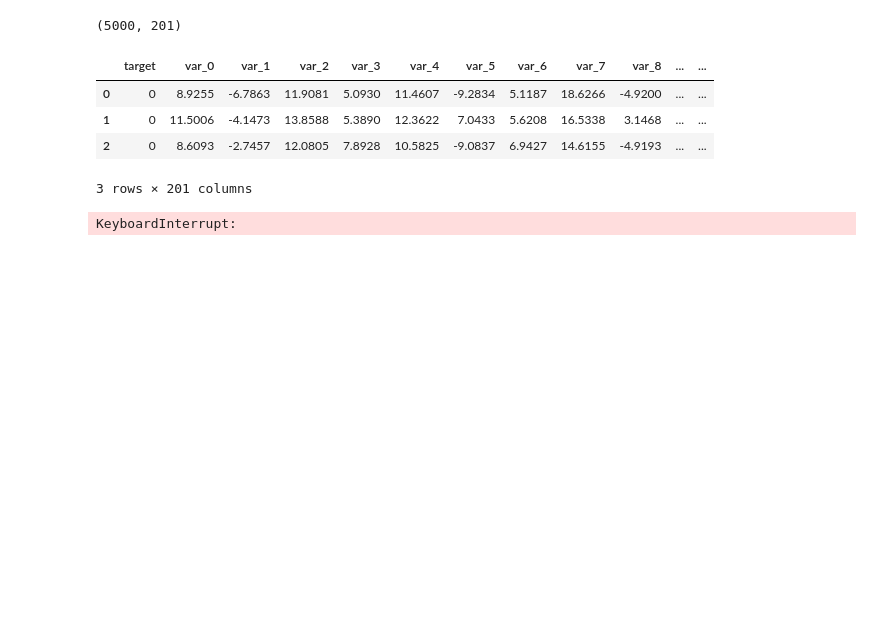
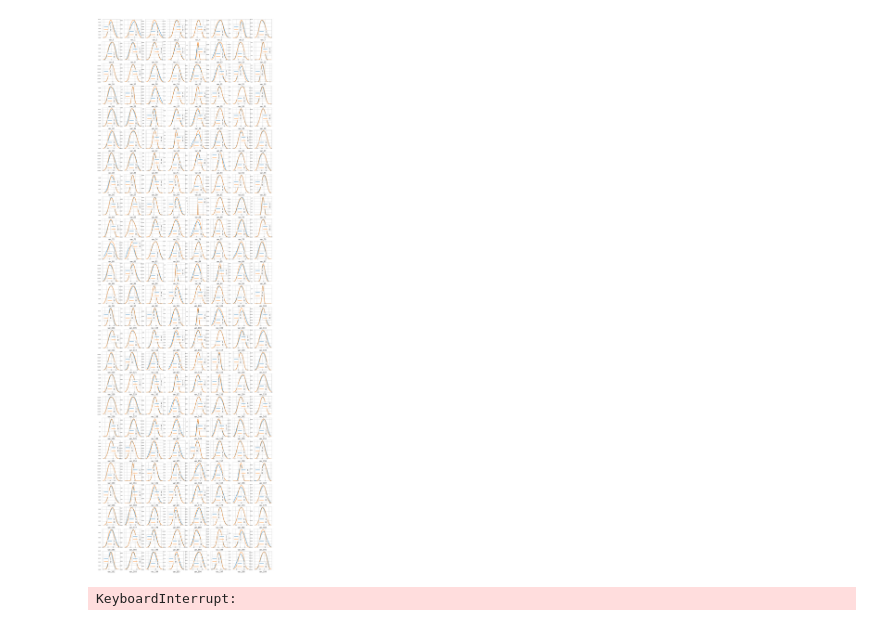
Before and after one commit to 9zai/Santander-Customer, a Jupyter notebook: work/eda.ipynb, the cells around one changed output. Saved outputs shown, nothing was run; the diff lists cells and outputs as text; code cells hidden in the pictures; blank space fills up the shorter version.

```diff
--- a/work/eda.ipynb
+++ b/work/eda.ipynb
@@ -9,22 +9,13 @@ from sklearn.feature_selection import f_classif
 
 %matplotlib inline
 # %%
-train = pd.read_csv("../data/train.csv",nrows=5000)
+train = pd.read_csv("../data/train.csv",nrows=50000)
 train.drop('ID_code',inplace=True,axis=1)
-test = pd.read_csv("../data/test.csv",nrows=5000)
+test = pd.read_csv("../data/test.csv",nrows=50000)
 test.drop('ID_code',inplace=True,axis=1)
+
+pred = pd.read_csv("../data/one_round_base_sub.csv",nrows=50000)
+test['target'] = pred['target'].apply(lambda x: 1 if x>0.5 else 0)
-# %%
-train.shape
-# %% [output]
-(5000, 201)
-# %%
-train.head(3)
-# %% [output]
-|  | target | var_0 | var_1 | var_2 | var_3 | var_4 | var_5 | var_6 | var_7 | var_8 | ... | ... |
-| 0 | 0 | 8.9255 | -6.7863 | 11.9081 | 5.0930 | 11.4607 | -9.2834 | 5.1187 | 18.6266 | -4.9200 | ... | ... |
-| 1 | 0 | 11.5006 | -4.1473 | 13.8588 | 5.3890 | 12.3622 | 7.0433 | 5.6208 | 16.5338 | 3.1468 | ... | ... |
-| 2 | 0 | 8.6093 | -2.7457 | 12.0805 | 7.8928 | 10.5825 | -9.0837 | 6.9427 | 14.6155 | -4.9193 | ... | ... |
-3 rows × 201 columns
 # %%
 def plotkde(data_1,data_0,label_1,label_0,features):
     sns.set_style('whitegrid')
@@ -41,6 +32,10 @@ def plotkde(data_1,data_0,label_1,label_0,features):
         plt.tick_params(axis='x', which='major', labelsize=6, pad=-6)
         plt.tick_params(axis='y', which='major', labelsize=6)
     plt.show()
+# %%
+plotkde(test[test.target == 1],test[test.target == 0],'1','0',test.columns[:-1])
+# %% [output]
+[figure, added]
 # %%
 train_x = train.drop('target',axis=1)
 train_y = train['target']
```
Also changed, not shown: 3 other files.
